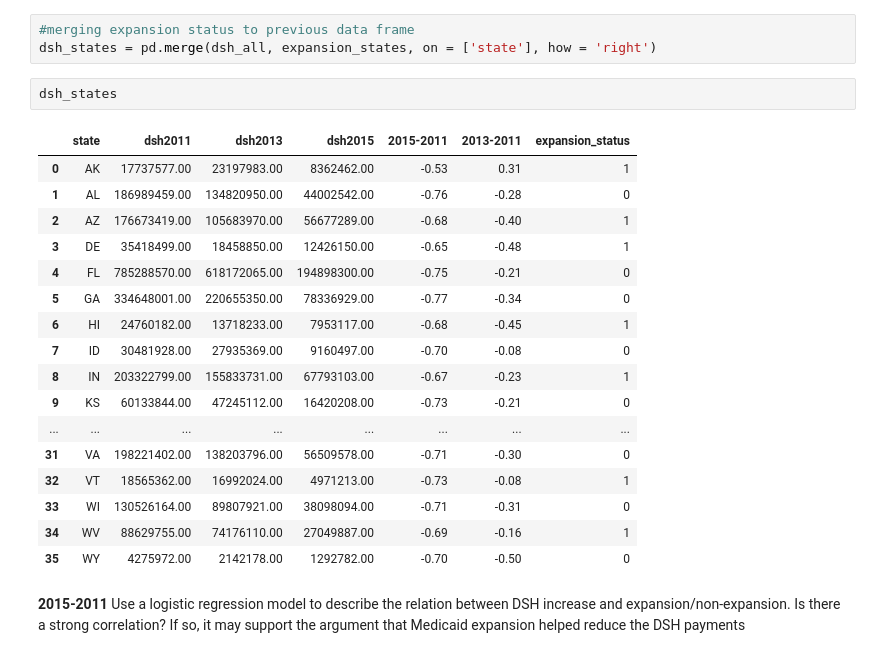
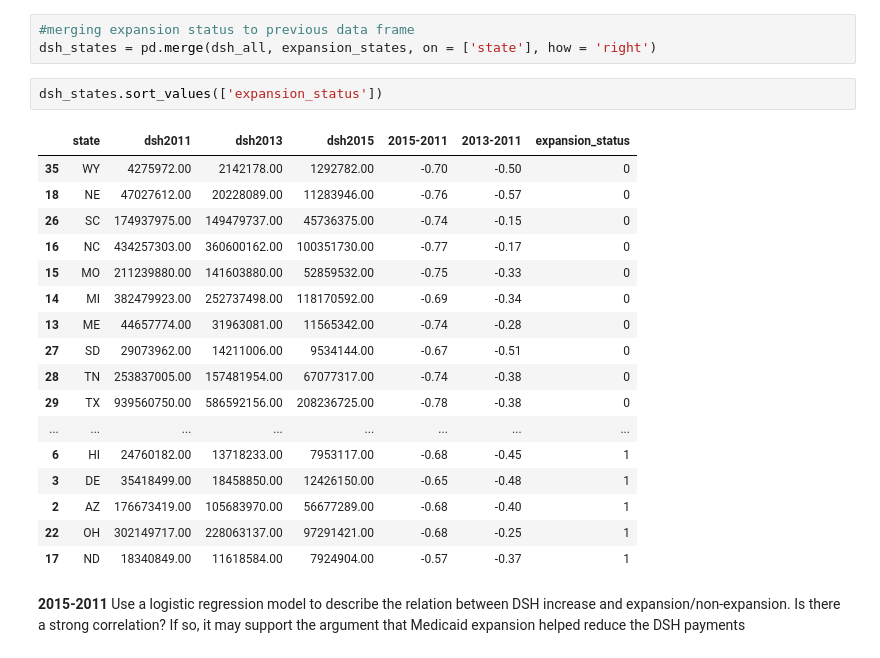
Before and after one commit to Kereeh/CMP-464, a Jupyter notebook: research/dsh_analysis.ipynb, the cells around one changed output. Drawn from its saved outputs; the diff is of its cells as text.

```diff
--- a/research/dsh_analysis.ipynb
+++ b/research/dsh_analysis.ipynb
@@ -75,25 +75,25 @@ expansion_states = pd.read_csv('expansion_states.csv')
 #merging expansion status to previous data frame
 dsh_states = pd.merge(dsh_all, expansion_states, on = ['state'], how = 'right')
 # %%
-dsh_states
+dsh_states.sort_values(['expansion_status'])
 # %% [output]
 |  | state | dsh2011 | dsh2013 | dsh2015 | 2015-2011 | 2013-2011 | expansion_status |
-| 0 | AK | 17737577.00 | 23197983.00 | 8362462.00 | -0.53 | 0.31 | 1 |
-| 1 | AL | 186989459.00 | 134820950.00 | 44002542.00 | -0.76 | -0.28 | 0 |
+| 35 | WY | 4275972.00 | 2142178.00 | 1292782.00 | -0.70 | -0.50 | 0 |
+| 18 | NE | 47027612.00 | 20228089.00 | 11283946.00 | -0.76 | -0.57 | 0 |
+| 26 | SC | 174937975.00 | 149479737.00 | 45736375.00 | -0.74 | -0.15 | 0 |
+| 16 | NC | 434257303.00 | 360600162.00 | 100351730.00 | -0.77 | -0.17 | 0 |
+| 15 | MO | 211239880.00 | 141603880.00 | 52859532.00 | -0.75 | -0.33 | 0 |
+| 14 | MI | 382479923.00 | 252737498.00 | 118170592.00 | -0.69 | -0.34 | 0 |
+| 13 | ME | 44657774.00 | 31963081.00 | 11565342.00 | -0.74 | -0.28 | 0 |
+| 27 | SD | 29073962.00 | 14211006.00 | 9534144.00 | -0.67 | -0.51 | 0 |
+| 28 | TN | 253837005.00 | 157481954.00 | 67077317.00 | -0.74 | -0.38 | 0 |
+| 29 | TX | 939560750.00 | 586592156.00 | 208236725.00 | -0.78 | -0.38 | 0 |
+| ... | ... | ... | ... | ... | ... | ... | ... |
+| 6 | HI | 24760182.00 | 13718233.00 | 7953117.00 | -0.68 | -0.45 | 1 |
+| 3 | DE | 35418499.00 | 18458850.00 | 12426150.00 | -0.65 | -0.48 | 1 |
 | 2 | AZ | 176673419.00 | 105683970.00 | 56677289.00 | -0.68 | -0.40 | 1 |
-| 3 | DE | 35418499.00 | 18458850.00 | 12426150.00 | -0.65 | -0.48 | 1 |
-| 4 | FL | 785288570.00 | 618172065.00 | 194898300.00 | -0.75 | -0.21 | 0 |
-| 5 | GA | 334648001.00 | 220655350.00 | 78336929.00 | -0.77 | -0.34 | 0 |
-| 6 | HI | 24760182.00 | 13718233.00 | 7953117.00 | -0.68 | -0.45 | 1 |
-| 7 | ID | 30481928.00 | 27935369.00 | 9160497.00 | -0.70 | -0.08 | 0 |
-| 8 | IN | 203322799.00 | 155833731.00 | 67793103.00 | -0.67 | -0.23 | 1 |
-| 9 | KS | 60133844.00 | 47245112.00 | 16420208.00 | -0.73 | -0.21 | 0 |
-| ... | ... | ... | ... | ... | ... | ... | ... |
-| 31 | VA | 198221402.00 | 138203796.00 | 56509578.00 | -0.71 | -0.30 | 0 |
-| 32 | VT | 18565362.00 | 16992024.00 | 4971213.00 | -0.73 | -0.08 | 1 |
-| 33 | WI | 130526164.00 | 89807921.00 | 38098094.00 | -0.71 | -0.31 | 0 |
-| 34 | WV | 88629755.00 | 74176110.00 | 27049887.00 | -0.69 | -0.16 | 1 |
-| 35 | WY | 4275972.00 | 2142178.00 | 1292782.00 | -0.70 | -0.50 | 0 |
+| 22 | OH | 302149717.00 | 228063137.00 | 97291421.00 | -0.68 | -0.25 | 1 |
+| 17 | ND | 18340849.00 | 11618584.00 | 7924904.00 | -0.57 | -0.37 | 1 |
 # %% [markdown]
 **2015-2011** Use a logistic regression model to describe the relation between DSH increase and expansion/non-expansion. Is there a strong correlation? If so, it may support the argument that Medicaid expansion helped reduce the DSH payments
 # %%
```
Also changed, not shown: parts of 9 cells of this notebook.
